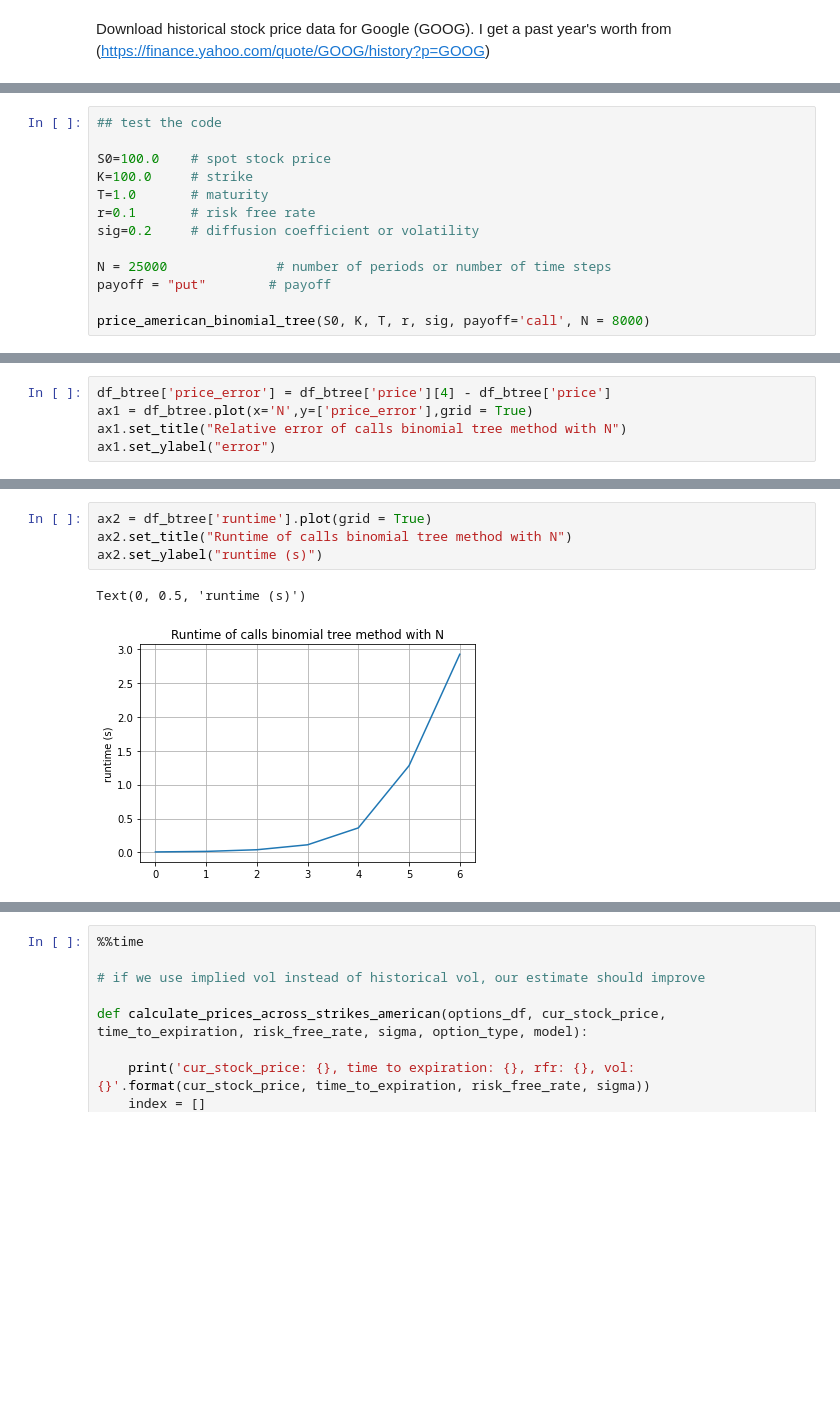
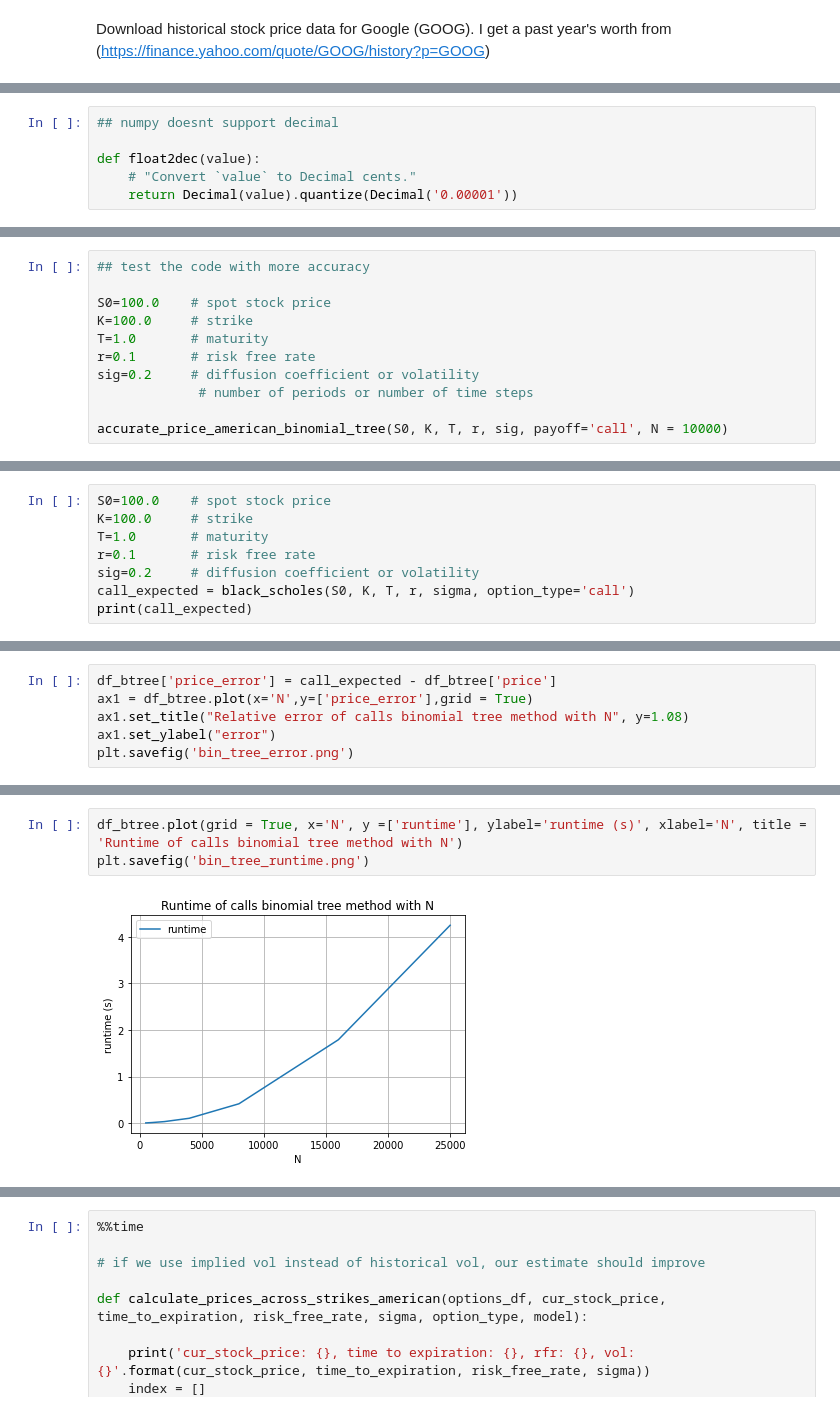
Before and after one commit to Maosef/options_pricing, a Jupyter notebook: option pricing active_clean.ipynb, the cells around one changed output, grey strips where cells are left out. Drawn from its saved outputs; the diff is of its cells as text; blank space fills up the shorter version.

```diff
--- a/option pricing active_clean.ipynb
+++ b/option pricing active_clean.ipynb
@@ -254,0 +236,6 @@ for i in range(0,5):
+# %%
+## numpy doesnt support decimal
+
+def float2dec(value):
+    # "Convert `value` to Decimal cents."
+    return Decimal(value).quantize(Decimal('0.00001'))
@@ -287,14 +375,12 @@ def price_american_binomial_tree(S0, K, T, r, sig, payoff='call', N = 8000):
 # %%
-## test the code
+## test the code with more accuracy
 
 S0=100.0    # spot stock price
 K=100.0     # strike
 T=1.0       # maturity
 r=0.1       # risk free rate
 sig=0.2     # diffusion coefficient or volatility
+             # number of periods or number of time steps
 
-N = 25000              # number of periods or number of time steps
-payoff = "put"        # payoff
-
-price_american_binomial_tree(S0, K, T, r, sig, payoff='call', N = 8000)
+accurate_price_american_binomial_tree(S0, K, T, r, sig, payoff='call', N = 10000)
 # %% [output]
@@ -301,0 +388,8 @@ price_american_binomial_tree(S0, K, T, r, sig, payoff='call', N = 8000)
+# %%
+S0=100.0    # spot stock price
+K=100.0     # strike
+T=1.0       # maturity
+r=0.1       # risk free rate
+sig=0.2     # diffusion coefficient or volatility
+call_expected = black_scholes(S0, K, T, r, sigma, option_type='call')
+print(call_expected)
@@ -324,6 +420,7 @@ df_btree.head()
 # %%
-df_btree['price_error'] = df_btree['price'][4] - df_btree['price']
+df_btree['price_error'] = call_expected - df_btree['price']
 ax1 = df_btree.plot(x='N',y=['price_error'],grid = True)
-ax1.set_title("Relative error of calls binomial tree method with N")
+ax1.set_title("Relative error of calls binomial tree method with N", y=1.08)
 ax1.set_ylabel("error")
+plt.savefig('bin_tree_error.png')
 # %% [output]
@@ -332,10 +428,8 @@ Text(0, 0.5, 'error')
 # %%
-ax2 = df_btree['runtime'].plot(grid = True)
-ax2.set_title("Runtime of calls binomial tree method with N")
-ax2.set_ylabel("runtime (s)")
+df_btree.plot(grid = True, x='N', y =['runtime'], ylabel='runtime (s)', xlabel='N', title = 'Runtime of calls binomial tree method with N')
+plt.savefig('bin_tree_runtime.png')
 # %% [output]
-Text(0, 0.5, 'runtime (s)')
-[figure, old version]
+[figure, new version]
 # %%
 # plot as we vary N
 
```
Also changed, not shown: parts of 40 cells of this notebook.
